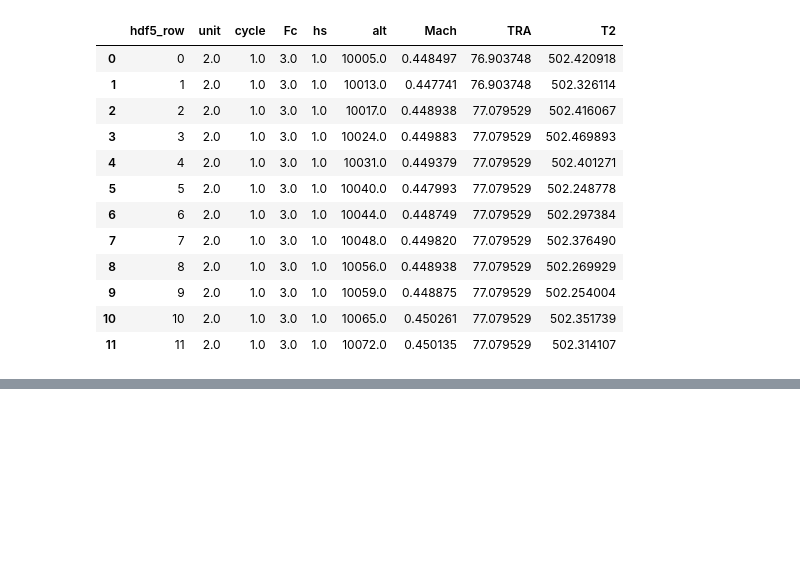
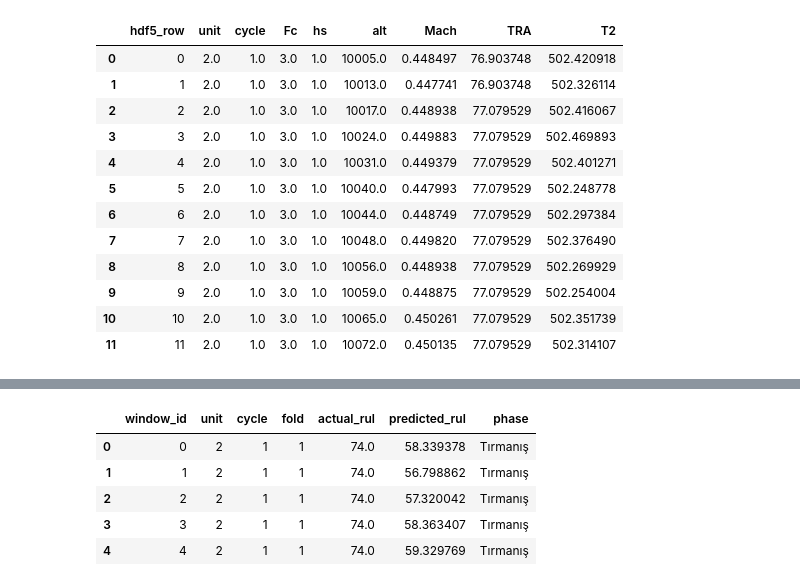
Before and after one commit to ilkinsoydas/End-to-End-PdM-Pipeline, a Jupyter notebook: n_cmapss/tcn_notebooks/2_TCN_Flight_Phase_Error_Analysis.ipynb, the cells around one changed output, grey strips where cells are left out. Saved outputs shown, nothing was run; the diff lists cells and outputs as text; code cells hidden in the pictures; blank space fills up the shorter version.

```diff
--- a/n_cmapss/tcn_notebooks/2_TCN_Flight_Phase_Error_Analysis.ipynb
+++ b/n_cmapss/tcn_notebooks/2_TCN_Flight_Phase_Error_Analysis.ipynb
@@ -116,0 +2242,89 @@ Adında time veya timestamp geçen kök nesneler: []
+# %%
+label_columns = [
+    "window_id", "unit", "cycle",
+    "phase", "local_behavior", "main_plateau",
+]
+
+assert validation_predictions["window_id"].is_unique
+assert phase_labels["window_id"].is_unique
+assert phase_labels["phase"].notna().all()
+
+assert set(validation_predictions["window_id"]) == set(
+    phase_labels["window_id"]
+), "Tahmin ve etiket tablolarının pencere kapsamları farklı."
+
+phase_predictions = validation_predictions.merge(
+    phase_labels[label_columns],
+    on="window_id",
+    how="outer",
+    suffixes=("", "_label"),
+    validate="one_to_one",
+    indicator=True,
+)
+
+assert phase_predictions["_merge"].eq("both").all()
+assert phase_predictions["unit"].eq(
+    phase_predictions["unit_label"]
+).all(), "Motor bilgileri uyuşmuyor."
+
+assert phase_predictions["cycle"].eq(
+    phase_predictions["cycle_label"]
+).all(), "Uçuş bilgileri uyuşmuyor."
+
+assert len(phase_predictions) == len(validation_predictions) == 20339
+assert phase_predictions["phase"].notna().all()
+
+phase_predictions = (
+    phase_predictions
+    .drop(columns=["unit_label", "cycle_label", "_merge"])
+    .sort_values("window_id")
+    .reset_index(drop=True)
+)
+
+# Tahmin tablosundaki bütün sütunların değişmeden korunduğunu doğrula.
+pd.testing.assert_frame_equal(
+    phase_predictions[validation_predictions.columns],
+    validation_predictions
+    .sort_values("window_id")
+    .reset_index(drop=True),
+)
+
+# Uçuş kimliği motor ve cycle birlikte kullanılarak tanımlanır.
+coverage = (
+    phase_predictions.groupby("phase", observed=False)
+    .agg(
+        window_count=("window_id", "size"),
+        motor_count=("unit", "nunique"),
+    )
+)
+
+flight_counts = (
+    phase_predictions[["phase", "unit", "cycle"]]
+    .drop_duplicates()
+    .groupby("phase", observed=False)
+    .size()
+)
+
+coverage["flight_count"] = flight_counts
+coverage = coverage.rename(columns={
+    "window_count": "Pencere sayısı",
+    "motor_count": "Motor sayısı",
+    "flight_count": "Farklı uçuş sayısı",
+})
+
+assert coverage["Pencere sayısı"].sum() == len(phase_predictions)
+
+print("Eşleştirme başarılı:", len(phase_predictions), "validation penceresi.")
+print("Tahminler, RUL değerleri ve fold bilgileri korundu.")
+
+display(coverage)
+
+display(
+    phase_predictions[
+        [
+            "window_id", "unit", "cycle", "fold",
+            "actual_rul", "predicted_rul", "phase",
+        ]
+    ].head()
+)
+# %% [output]
@@ -116,0 +2339,6 @@ Adında time veya timestamp geçen kök nesneler: []
+|  | window_id | unit | cycle | fold | actual_rul | predicted_rul | phase |
+| 0 | 0 | 2 | 1 | 1 | 74.0 | 58.339378 | Tırmanış |
+| 1 | 1 | 2 | 1 | 1 | 74.0 | 56.798862 | Tırmanış |
+| 2 | 2 | 2 | 1 | 1 | 74.0 | 57.320042 | Tırmanış |
+| 3 | 3 | 2 | 1 | 1 | 74.0 | 58.363407 | Tırmanış |
+| 4 | 4 | 2 | 1 | 1 | 74.0 | 59.329769 | Tırmanış |
```
Also changed, not shown: parts of 36 cells of this notebook, 1 other file.
